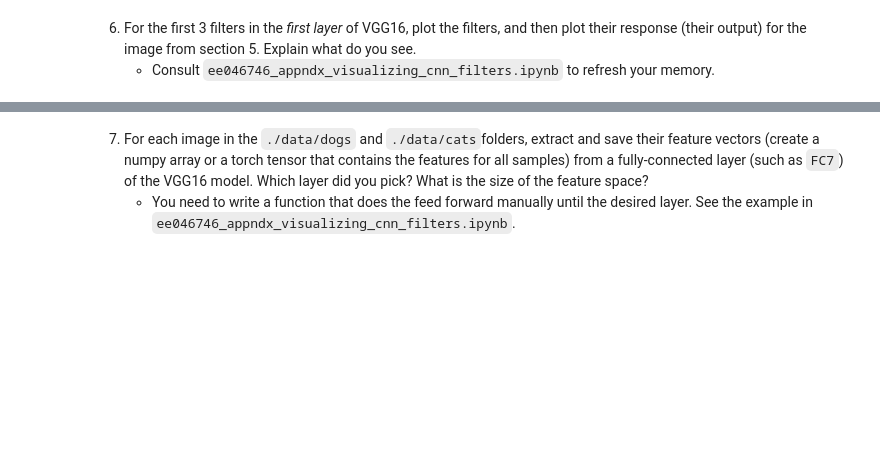
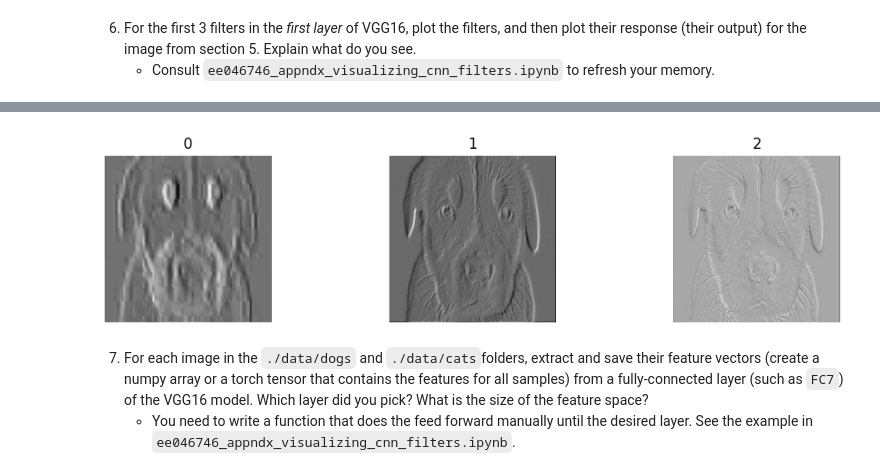
Before and after one commit to ronbenc/Computer-Vision, a Jupyter notebook: hw1_classification/ee046746_hw1_classification.ipynb, the cells around one changed output, grey strips where cells are left out. Cells and saved outputs as stored; diff of their text form; code cells hidden in the pictures; blank space fills up the shorter version.

```diff
--- a/hw1_classification/ee046746_hw1_classification.ipynb
+++ b/hw1_classification/ee046746_hw1_classification.ipynb
@@ -429,3 +466,22 @@ tensor([207])
+# %%
+# plotting response
+modulelist = list(model.features.modules())
+output = modulelist[1](trns_dog)
+
+filters = []
+output = output.data.squeeze().cpu().numpy()
+for i in range(output.shape[0]):
+    filters.append(output[i,:,:])
+
+fig, axes = plt.subplots(1, 3, figsize=(12,2.5))
+for i in range(3):
+    axes[i].set_title(str(i))
+    axes[i].imshow(filters[i], "gray")
+    axes[i].axis('off')
+
+plt.show()
+# %% [output]
+[figure, added]
 # %% [markdown]
 7. For each image in the `./data/dogs` and `./data/cats`folders, extract and save their feature vectors (create a numpy array or a torch tensor that contains the features for all samples) from a fully-connected layer (such as `FC7`) of the VGG16 model. Which layer did you pick? What is the size of the feature space?
     * You need to write a function that does the feed forward manually until the desired layer. See the example in `ee046746_appndx_visualizing_cnn_filters.ipynb`.
```
Also changed, not shown: parts of 12 cells of this notebook, 4 other files.
